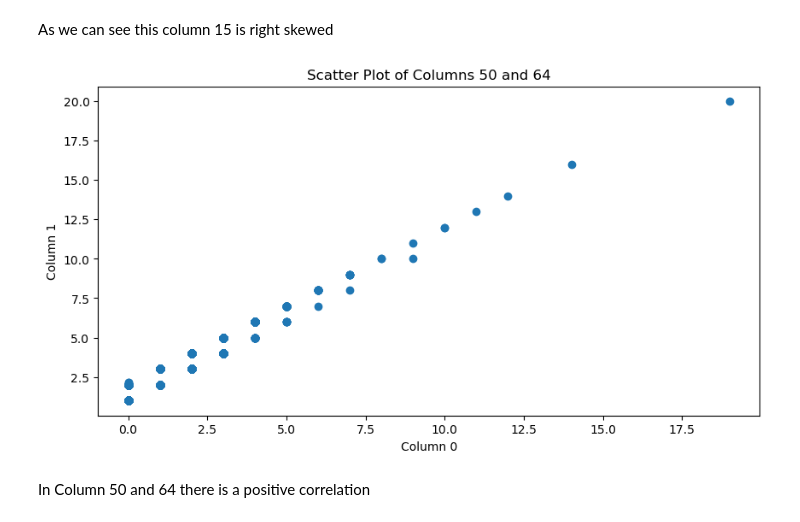
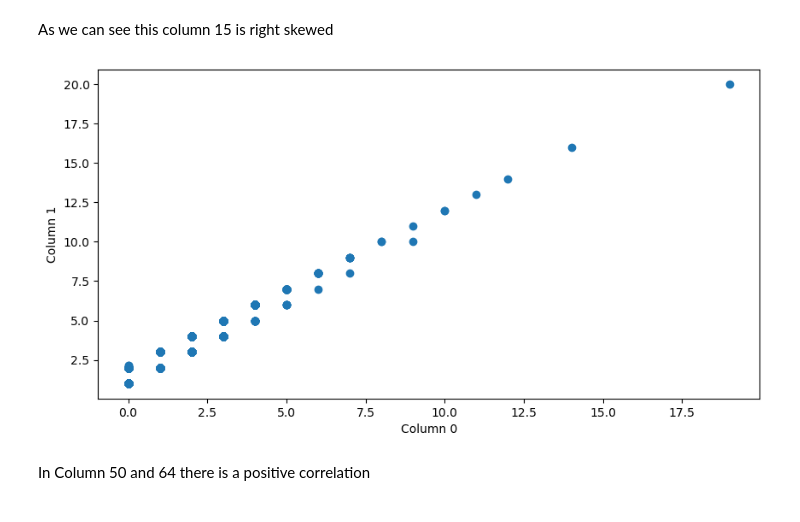
Before and after one commit to iamsahinemir/DataTurk, a Jupyter notebook: !!LASTVER_DataTurk_First_Progress.ipynb, the cells around one changed output. Saved outputs shown, nothing was run; the diff lists cells and outputs as text; code cells hidden in the pictures.

```diff
--- a/!!LASTVER_DataTurk_First_Progress.ipynb
+++ b/!!LASTVER_DataTurk_First_Progress.ipynb
@@ -180,16 +180,16 @@ As we can see this column 15 is right skewed
 # %%
 num_col1 = df.iloc[:, 50]
 num_col2 = df.iloc[:, 64]
 
 # Plot a scatter plot
 plt.figure(figsize=(10,5))
 plt.scatter(num_col1, num_col2)
-plt.title('Scatter Plot of Columns 50 and 64')
+#plt.title('Scatter Plot of Columns 50 and 64')
 plt.xlabel('Column 0')
 plt.ylabel('Column 1')
 plt.show()
 # %% [output]
-[figure, old version]
+[figure, new version]
 # %% [markdown]
 In Column 50 and 64 there is a positive correlation
 # %%
```
Also changed, not shown: parts of 2 cells of this notebook, 6 other files.
